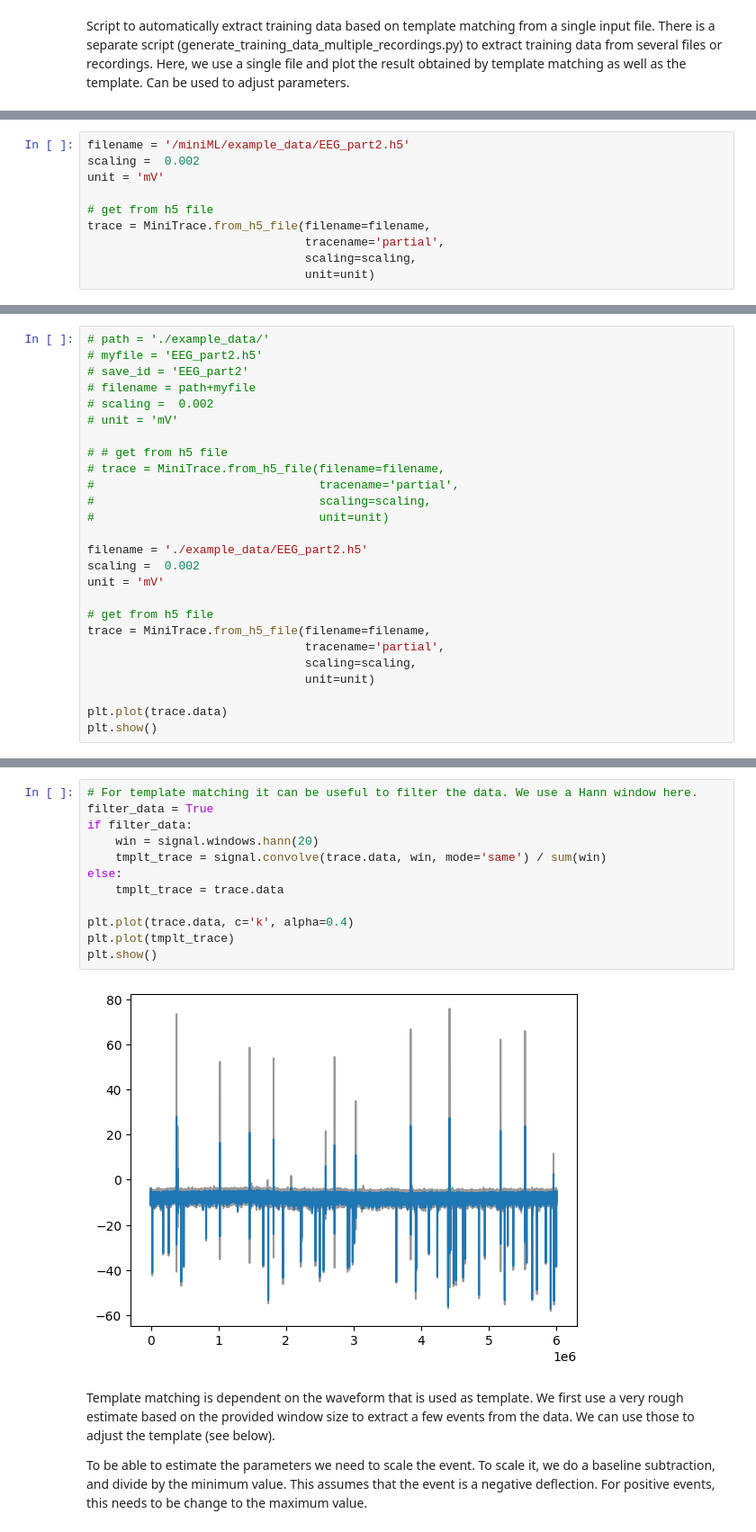
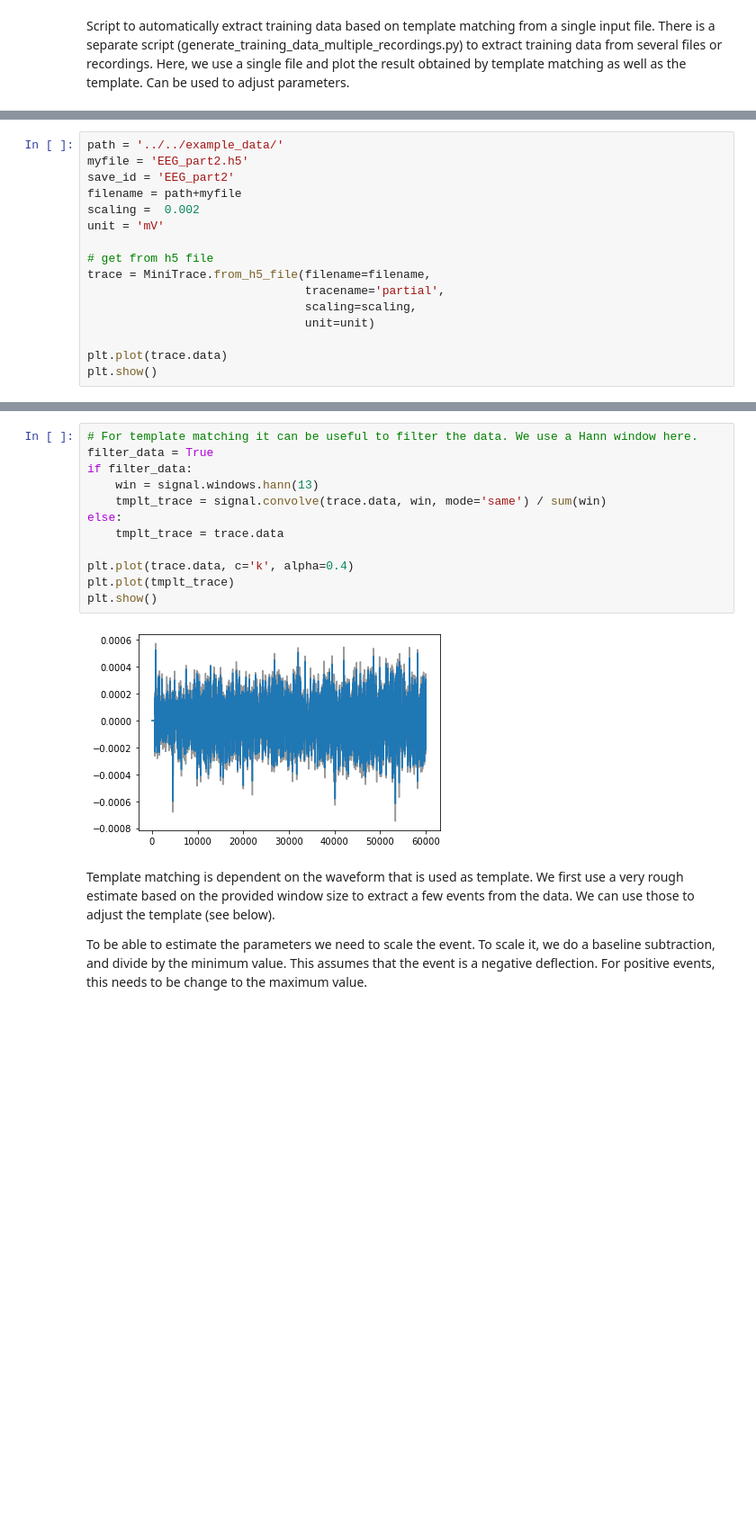
Before and after one commit to kdmelon/miniML, a Jupyter notebook: model_training/extract_training_data/generate_training_data_single_recording.ipynb, the cells around one changed output, grey strips where cells are left out. Shown: that part at 90% size. Cells and saved outputs as stored; diff of their text form; blank space fills up the shorter version.

```diff
--- a/model_training/extract_training_data/generate_training_data_single_recording.ipynb
+++ b/model_training/extract_training_data/generate_training_data_single_recording.ipynb
@@ -15,7 +15,10 @@ from scipy import signal
 import matplotlib
 %matplotlib inline
 # %%
-filename = '/miniML/example_data/EEG_part2.h5'
+path = '../../example_data/'
+myfile = 'EEG_part2.h5'
+save_id = 'EEG_part2'
+filename = path+myfile
 scaling =  0.002
 unit = 'mV'
 
@@ -24,4 +27,7 @@ trace = MiniTrace.from_h5_file(filename=filename,
                                tracename='partial',
                                scaling=scaling,
                                unit=unit)
+
+plt.plot(trace.data)
+plt.show()
 # %% [output]
@@ -29,26 +35,0 @@ FileNotFoundError: [Errno 2] Unable to open file (unable to open file: name = '/
-# %%
-# path = './example_data/'
-# myfile = 'EEG_part2.h5'
-# save_id = 'EEG_part2'
-# filename = path+myfile
-# scaling =  0.002
-# unit = 'mV'
-
-# # get from h5 file
-# trace = MiniTrace.from_h5_file(filename=filename,
-#                                tracename='partial',
-#                                scaling=scaling,
-#                                unit=unit)
-
-filename = './example_data/EEG_part2.h5'
-scaling =  0.002
-unit = 'mV'
-
-# get from h5 file
-trace = MiniTrace.from_h5_file(filename=filename,
-                               tracename='partial',
-                               scaling=scaling,
-                               unit=unit)
-
-plt.plot(trace.data)
-plt.show()
@@ -57,17 +36,17 @@ FileNotFoundError: [Errno 2] Unable to open file (unable to open file: name = '.
 # %%
 # For template matching it can be useful to filter the data. We use a Hann window here.
 filter_data = True
 if filter_data:
-    win = signal.windows.hann(20)
+    win = signal.windows.hann(13)
     tmplt_trace = signal.convolve(trace.data, win, mode='same') / sum(win)
 else:
     tmplt_trace = trace.data
 
 plt.plot(trace.data, c='k', alpha=0.4)
 plt.plot(tmplt_trace)
 plt.show()
 # %% [output]
-[figure, old version]
+[figure, new version]
 # %% [markdown]
 Template matching is dependent on the waveform that is used as template. We first use a very rough estimate based on the provided window size to extract a few events from the data. We can use those to adjust the template (see below).
 
```
Also changed, not shown: parts of 5 cells of this notebook, 4 other files.
